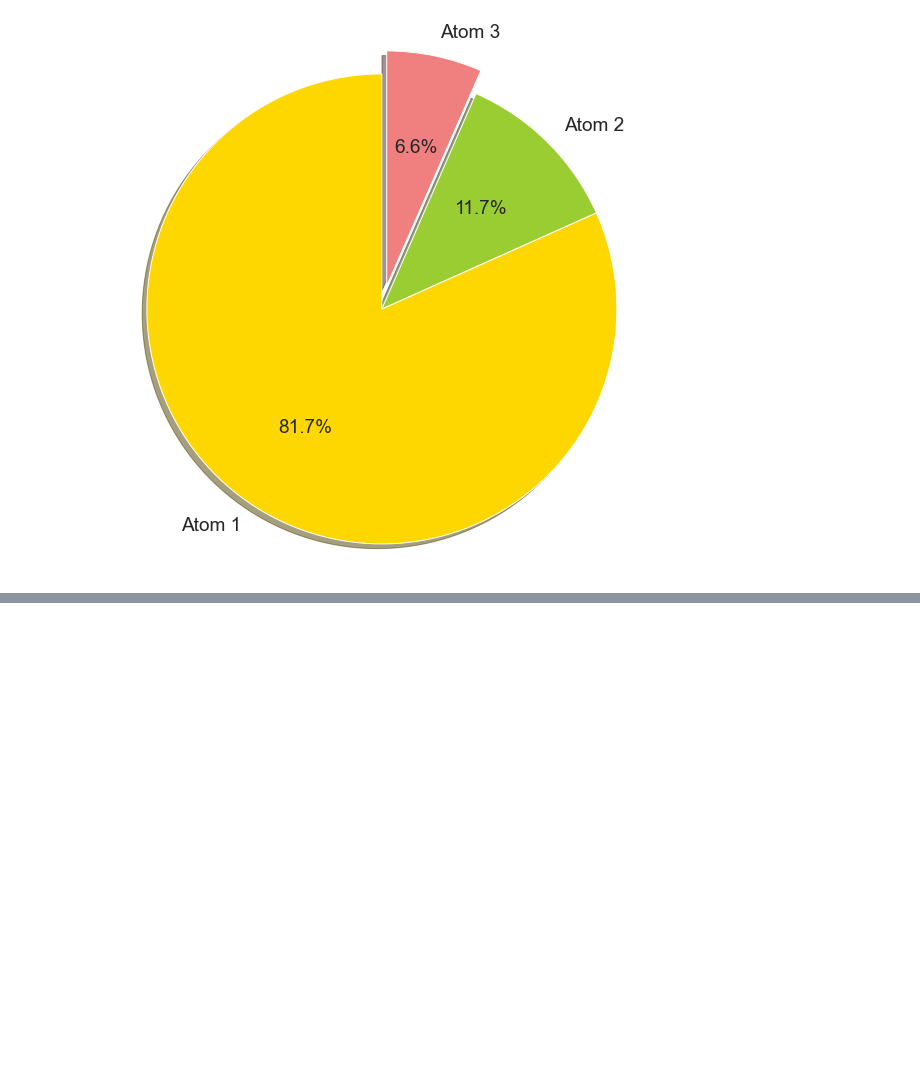
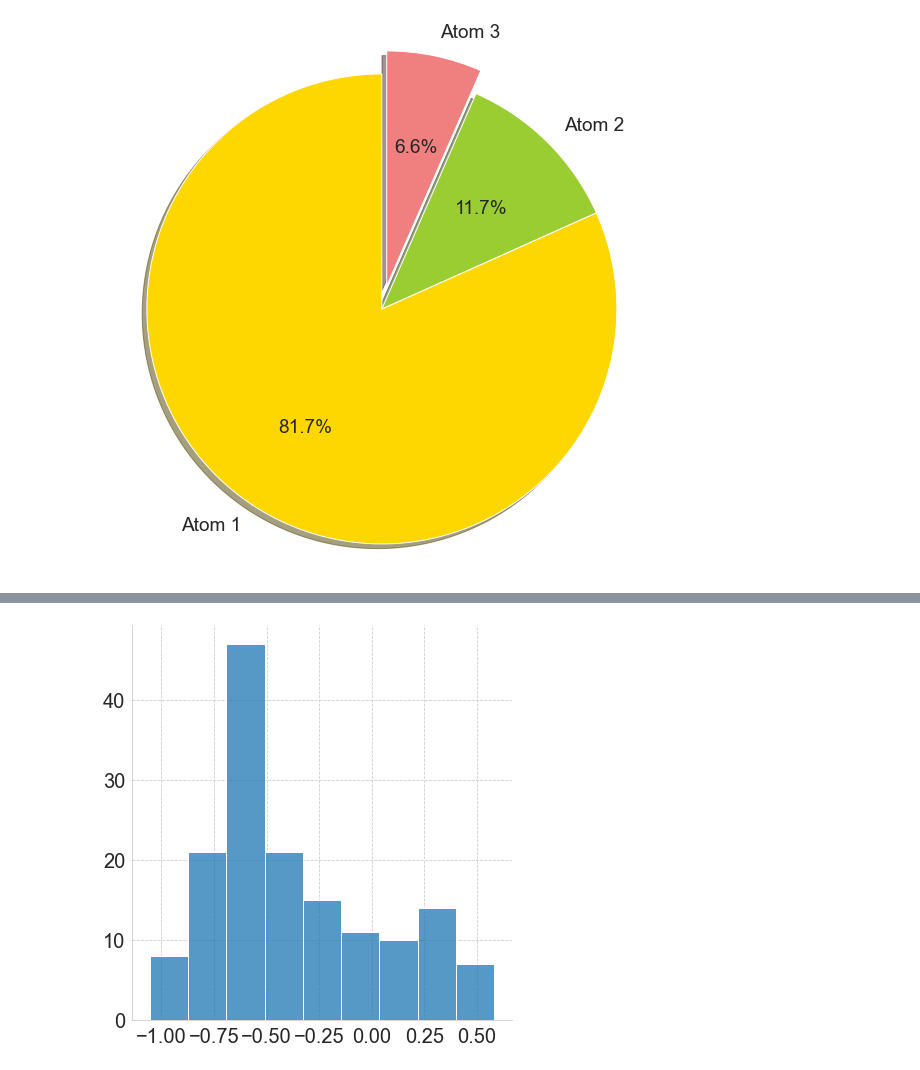
Before and after one commit to michael-allouche/dictionary-learning-RMM, a Jupyter notebook: DL-RMM.ipynb, the cells around one changed output, grey strips where cells are left out. Cells and saved outputs as stored; diff of their text form; code cells hidden in the pictures; blank space fills up the shorter version.

Commit message:
add gaussian model

```diff
--- a/DL-RMM.ipynb
+++ b/DL-RMM.ipynb
@@ -334,0 +381,3 @@ _=plt.axis('equal')
+# %%
+gc_model = GaussianCopula()
+gc_model.fit(P_train)
@@ -334,0 +439,4 @@ _=plt.axis('equal')
+# %%
+# parameter estimation
+alpha2_hat = gc_model.get_coef()
+alpha2_hat
@@ -334,0 +449,4 @@ _=plt.axis('equal')
+# %%
+# estimated rho
+rho_hat = np.sqrt(1 - (1/alpha2_hat)**2)
+rho_hat
@@ -334,0 +465,13 @@ _=plt.axis('equal')
+# %%
+alpha1_hat = gc_model.get_residuals()
+Zt_hat = alpha1_hat * np.sqrt(1-rho_hat**2) / rho_hat
+# %%
+# Histogram of Zt_hat
+sns.displot(Zt_hat, aspect=1, height=6)
+_=plt.xticks(fontsize=20)
+_=plt.yticks(fontsize=20)
+_=plt.ylabel("")
+
+#plt.savefig("imgs/gaussian_copula/Zhist.eps", format="eps")
+# %% [output]
+[figure, added]
```
Also changed, not shown: parts of 33 cells of this notebook, 2 other files.
